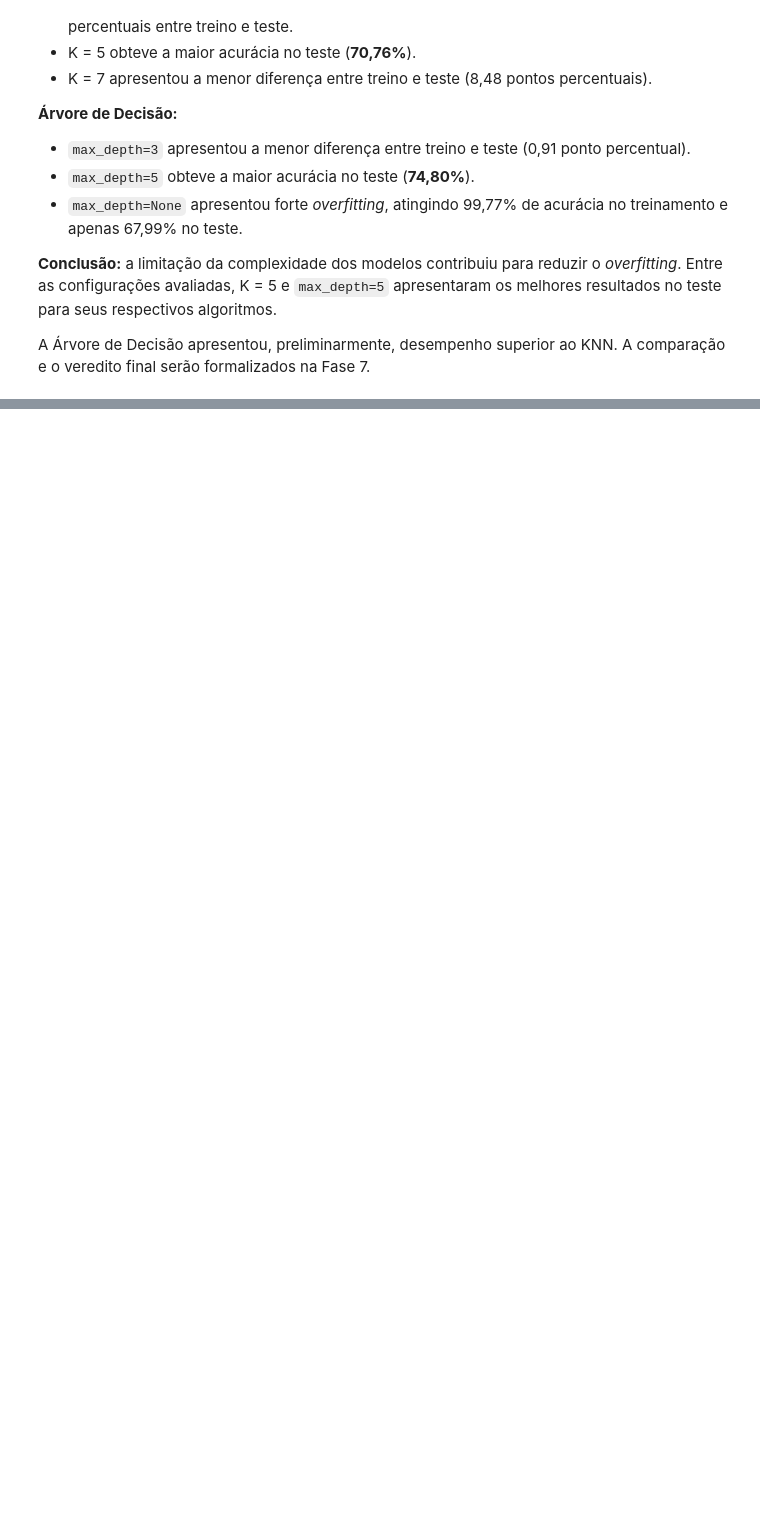
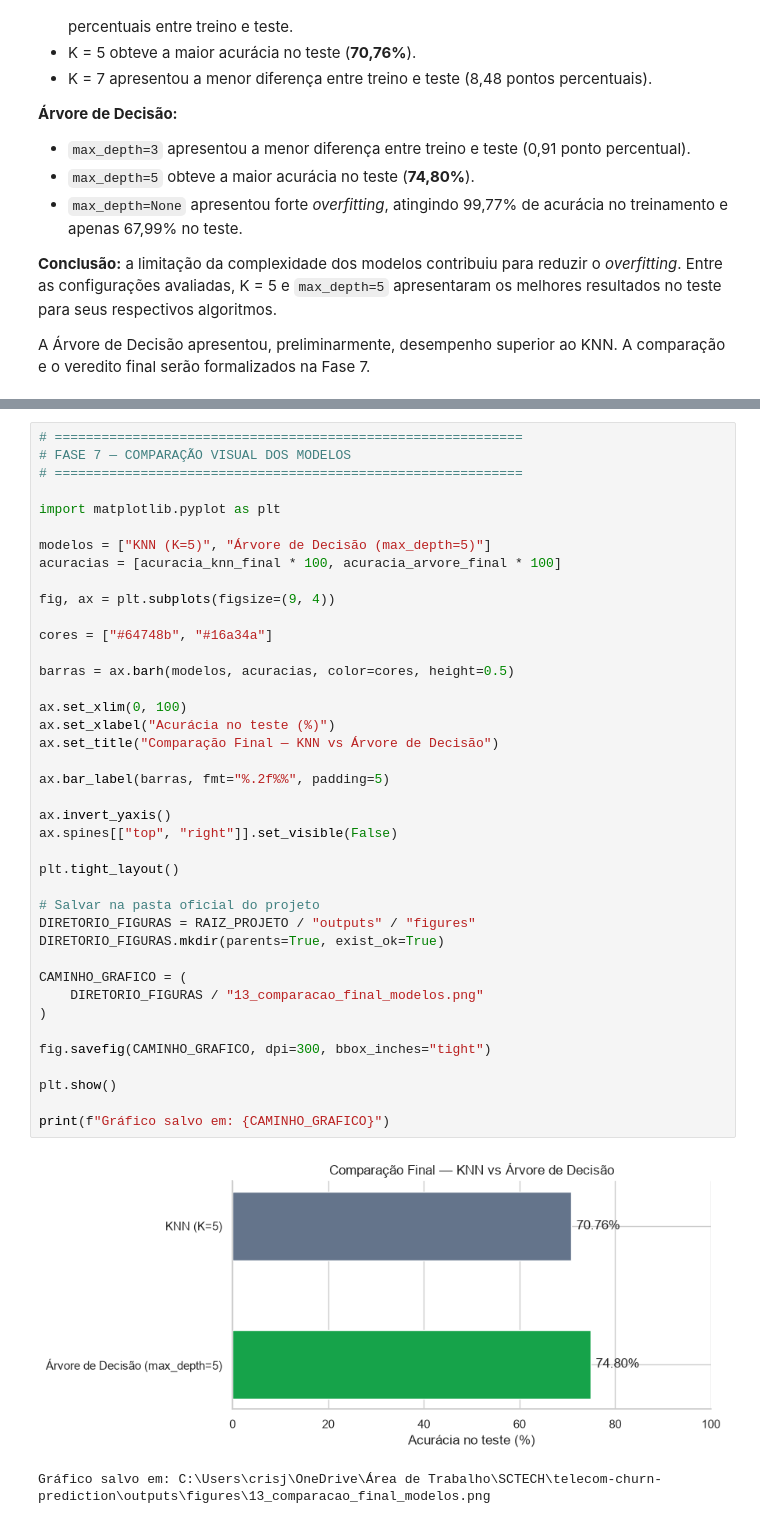
Before and after one commit to Cristina-Freitas/telecom-churn-prediction, a Jupyter notebook: notebooks/01_analise_exploratoria.ipynb, the cells around one changed output, grey strips where cells are left out. Cells and saved outputs as stored; diff of their text form; blank space fills up the shorter version.

Commit message:
feat: avaliacao final e comparacao dos modelos

```diff
--- a/notebooks/01_analise_exploratoria.ipynb
+++ b/notebooks/01_analise_exploratoria.ipynb
@@ -1960,0 +2014,43 @@ A Árvore de Decisão apresentou, preliminarmente, desempenho superior ao KNN. A
+# %%
+# ============================================================
+# FASE 7 — COMPARAÇÃO VISUAL DOS MODELOS
+# ============================================================
+
+import matplotlib.pyplot as plt
+
+modelos = ["KNN (K=5)", "Árvore de Decisão (max_depth=5)"]
+acuracias = [acuracia_knn_final * 100, acuracia_arvore_final * 100]
+
+fig, ax = plt.subplots(figsize=(9, 4))
+
+cores = ["#64748b", "#16a34a"]
+
+barras = ax.barh(modelos, acuracias, color=cores, height=0.5)
+
+ax.set_xlim(0, 100)
+ax.set_xlabel("Acurácia no teste (%)")
+ax.set_title("Comparação Final — KNN vs Árvore de Decisão")
+
+ax.bar_label(barras, fmt="%.2f%%", padding=5)
+
+ax.invert_yaxis()
+ax.spines[["top", "right"]].set_visible(False)
+
+plt.tight_layout()
+
+# Salvar na pasta oficial do projeto
+DIRETORIO_FIGURAS = RAIZ_PROJETO / "outputs" / "figures"
+DIRETORIO_FIGURAS.mkdir(parents=True, exist_ok=True)
+
+CAMINHO_GRAFICO = (
+    DIRETORIO_FIGURAS / "13_comparacao_final_modelos.png"
+)
+
+fig.savefig(CAMINHO_GRAFICO, dpi=300, bbox_inches="tight")
+
+plt.show()
+
+print(f"Gráfico salvo em: {CAMINHO_GRAFICO}")
+# %% [output]
+[figure, added]
+Gráfico salvo em: C:\Users\crisj\OneDrive\Área de Trabalho\SCTECH\telecom-churn-prediction\outputs\figures\13_comparacao_final_modelos.png
```
Also changed, not shown: parts of 3 cells of this notebook, 1 other file.
